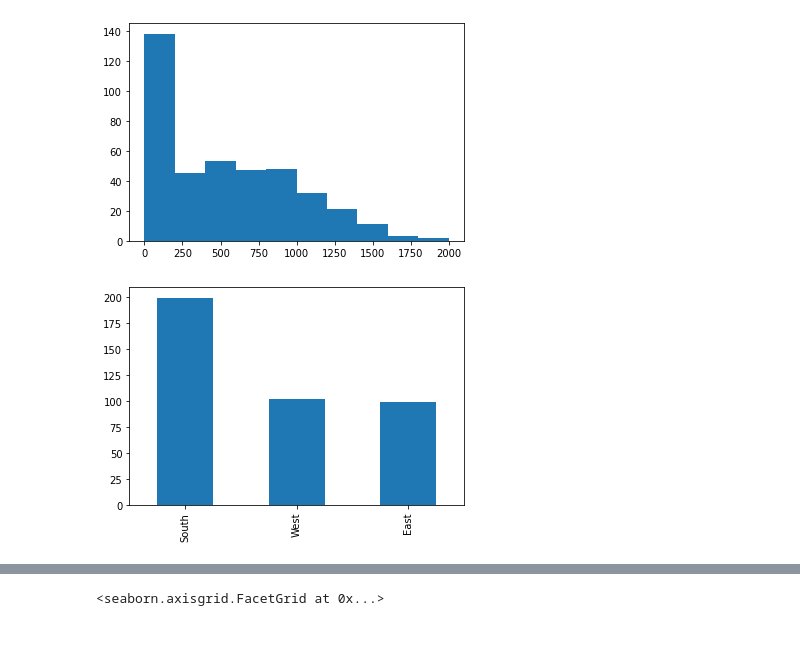
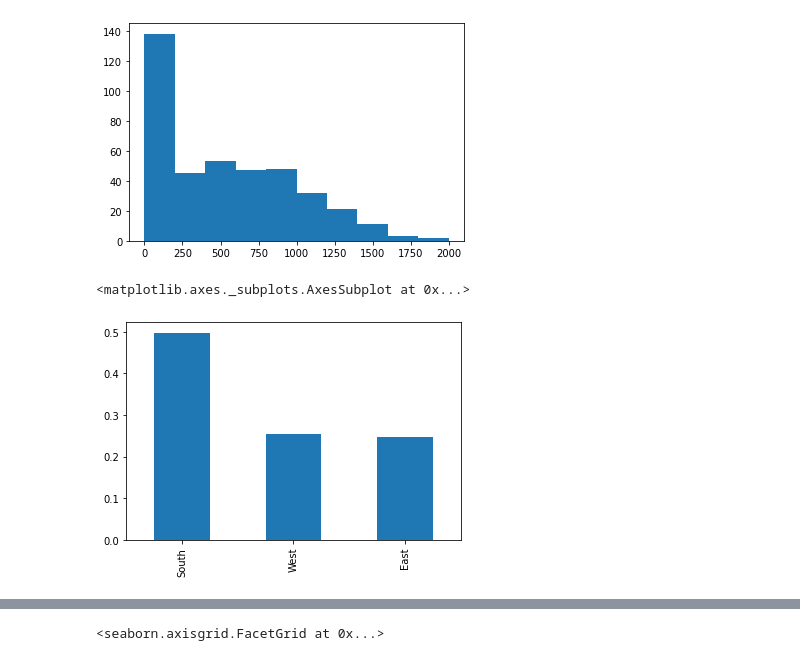
Before and after one commit to zeynalli009/Datascience, a Jupyter notebook: Homework2.ipynb, the cells around one changed output, grey strips where cells are left out. Drawn from its saved outputs; the diff is of its cells as text; code cells hidden in the pictures.

```diff
--- a/Homework2.ipynb
+++ b/Homework2.ipynb
@@ -107,7 +106,9 @@ plt.hist(data["Balance"])
 [figure]
 # %%
 #Q10-Get the frequency distribution of Region using bar graph
+data.Region.value_counts(normalize=True).plot(kind="bar")
 # %% [output]
+<matplotlib.axes._subplots.AxesSubplot at 0x...>
-[figure, old version]
+[figure, new version]
 # %%
 #Q11-Get the mean income  of married people?
```
Also changed, not shown: parts of 2 cells of this notebook.
